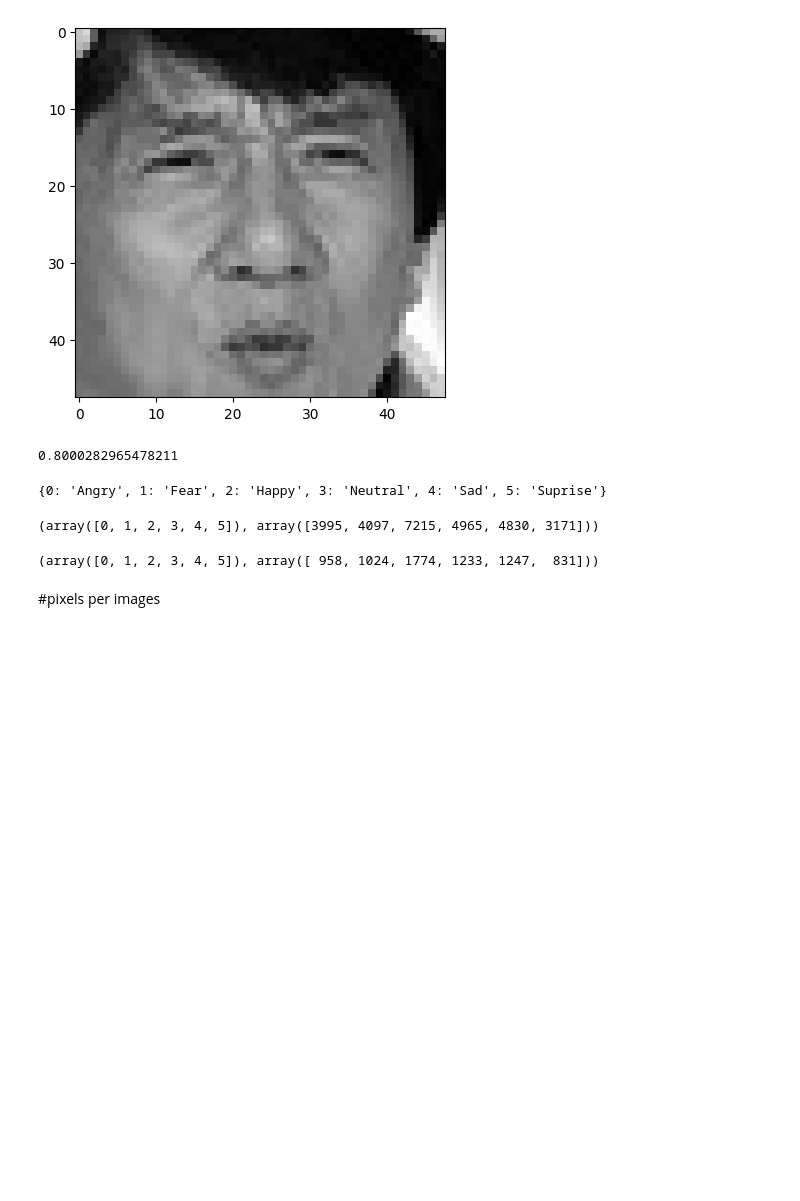
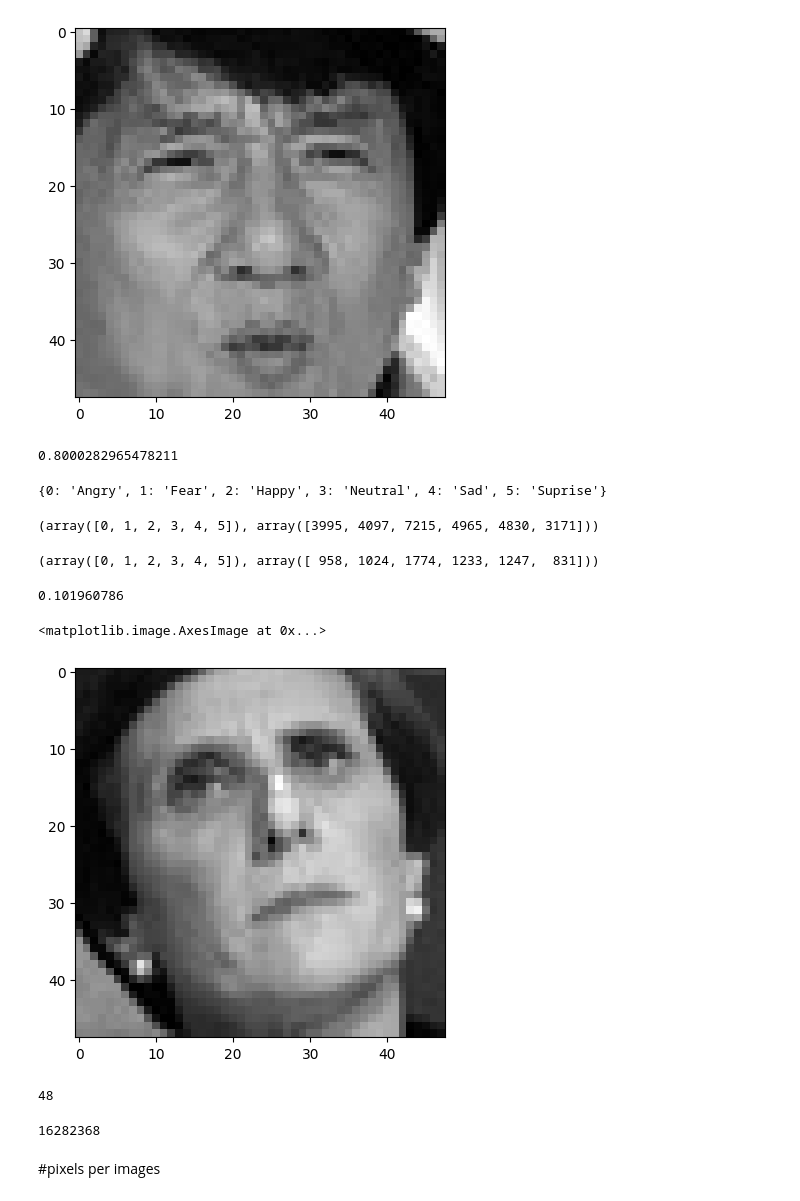
Before and after one commit to apatiras/cmse_831_final, a Jupyter notebook: facial_emotion_classification.ipynb, the cells around one changed output. Drawn from its saved outputs; the diff is of its cells as text; code cells hidden in the pictures; blank space fills up the shorter version.

Commit message:
added function for reducing dimentionality of pixel array, and pickling for storing data

```diff
--- a/facial_emotion_classification.ipynb
+++ b/facial_emotion_classification.ipynb
@@ -112,3 +122,16 @@ np.unique(y_train, return_counts=True)
 np.unique(y_test, return_counts=True)
 # %% [output]
 (array([0, 1, 2, 3, 4, 5]), array([ 958, 1024, 1774, 1233, 1247,  831]))
+# %%
+#create a function to reduce dimentionality of dataset
+def reduce_array(dataset):
+    newdataset = np.zeros((len(dataset),len(dataset[0]),len(dataset[0,0])))
+    for i in tqdm(range(len(dataset))):
+        for j in range(len(dataset[i])):
+            for k in range(len(dataset[i,j])):
+                newdataset[i,j,k] = dataset[i,j,k].mean()
+    return newdataset
+# %%
+X_train[3,4,2].mean()
+# %% [output]
+0.101960786
@@ -114,0 +156,7 @@ np.unique(y_test, return_counts=True)
+# %%
+reducetest = reduce_array(X_test)
+# %%
+plt.imshow(reducetest[0], cmap='gray')
+# %% [output]
+<matplotlib.image.AxesImage at 0x...>
+[figure, added]
@@ -115,3 +171,11 @@ np.unique(y_test, return_counts=True)
+# %%
+len(reducetest[0,0])
+# %% [output]
+48
+# %%
+7067*48*48
+# %% [output]
+16282368
 # %% [markdown]
 #pixels per images
 # %%
```
Also changed, not shown: parts of 7 cells of this notebook.
